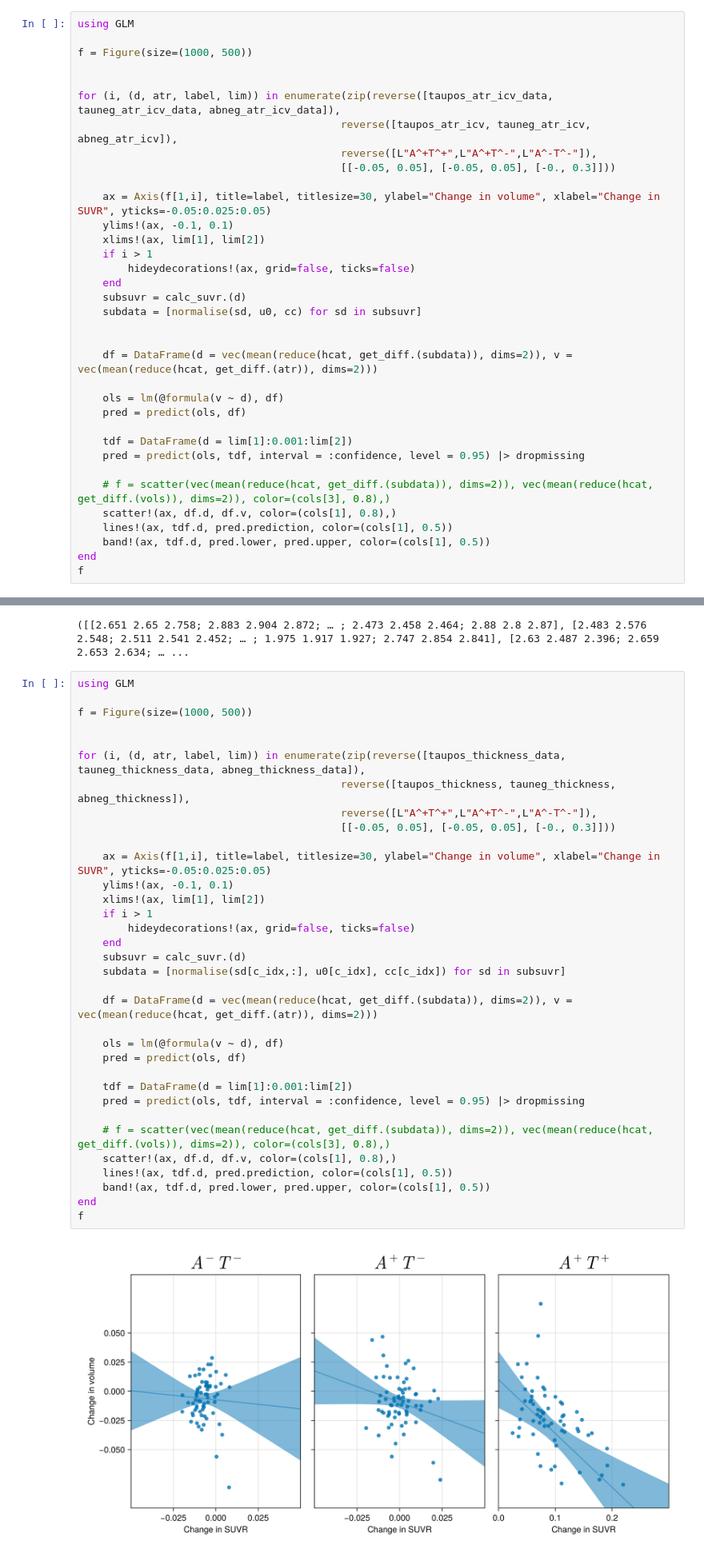
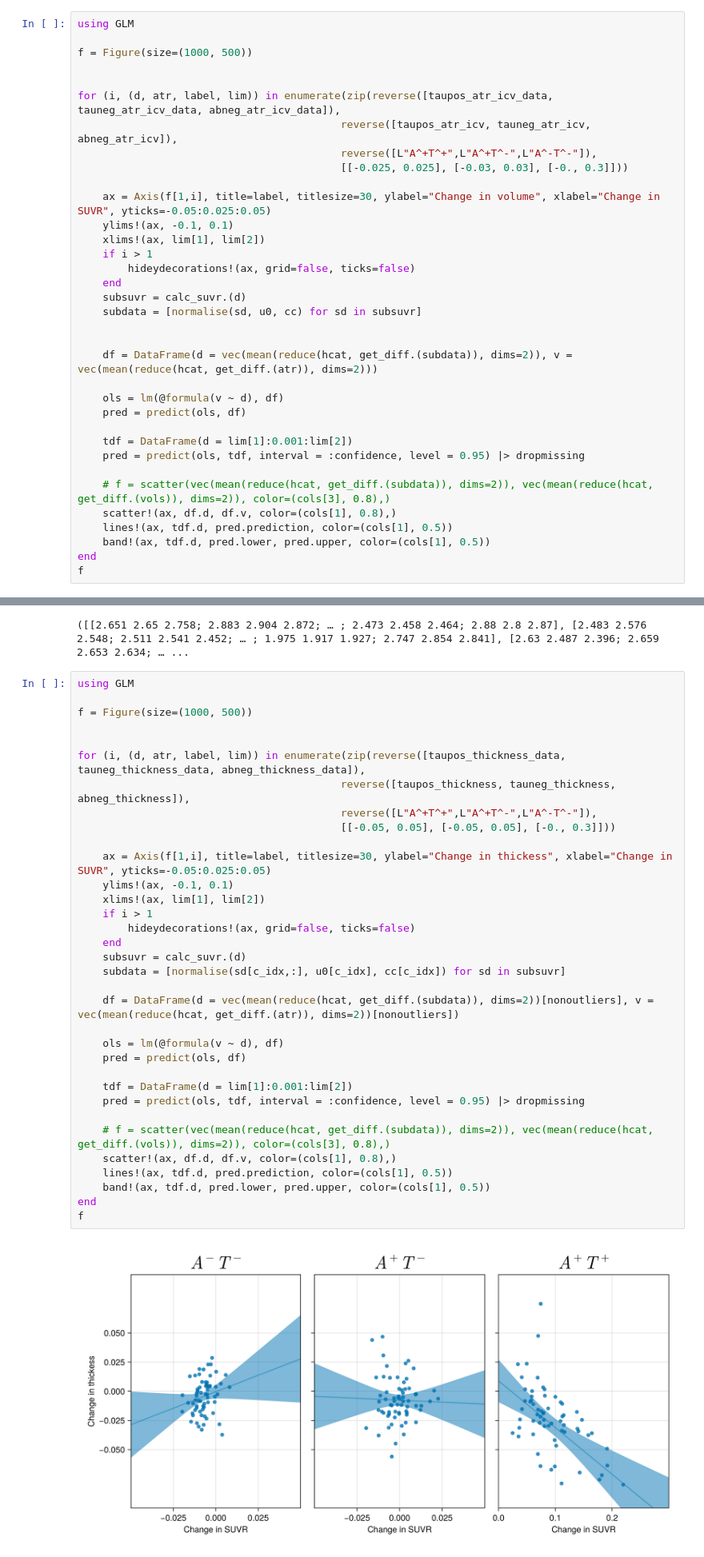
Before and after one commit to PavanChaggar/local-fkpp, a Jupyter notebook: adni/inference/analysis/notebooks/atrophy_analysis.ipynb, the cells around one changed output, grey strips where cells are left out. Shown at 80% size. Drawn from its saved outputs; the diff is of its cells as text.

```diff
--- a/adni/inference/analysis/notebooks/atrophy_analysis.ipynb
+++ b/adni/inference/analysis/notebooks/atrophy_analysis.ipynb
@@ -106,7 +105,7 @@ f = Figure(size=(1000, 500))
 for (i, (d, atr, label, lim)) in enumerate(zip(reverse([taupos_atr_icv_data, tauneg_atr_icv_data, abneg_atr_icv_data]),
                                           reverse([taupos_atr_icv, tauneg_atr_icv, abneg_atr_icv]),
                                           reverse([L"A^+T^+",L"A^+T^-",L"A^-T^-"]),
-                                          [[-0.05, 0.05], [-0.05, 0.05], [-0., 0.3]]))
+                                          [[-0.025, 0.025], [-0.03, 0.03], [-0., 0.3]]))
 
     ax = Axis(f[1,i], title=label, titlesize=30, ylabel="Change in volume", xlabel="Change in SUVR", yticks=-0.05:0.025:0.05)
     ylims!(ax, -0.1, 0.1)
@@ -173,33 +172,33 @@ using GLM
 f = Figure(size=(1000, 500))
 
 
 for (i, (d, atr, label, lim)) in enumerate(zip(reverse([taupos_thickness_data, tauneg_thickness_data, abneg_thickness_data]),
                                           reverse([taupos_thickness, tauneg_thickness, abneg_thickness]),
                                           reverse([L"A^+T^+",L"A^+T^-",L"A^-T^-"]),
                                           [[-0.05, 0.05], [-0.05, 0.05], [-0., 0.3]]))
 
-    ax = Axis(f[1,i], title=label, titlesize=30, ylabel="Change in volume", xlabel="Change in SUVR", yticks=-0.05:0.025:0.05)
+    ax = Axis(f[1,i], title=label, titlesize=30, ylabel="Change in thickess", xlabel="Change in SUVR", yticks=-0.05:0.025:0.05)
     ylims!(ax, -0.1, 0.1)
     xlims!(ax, lim[1], lim[2])
     if i > 1
         hideydecorations!(ax, grid=false, ticks=false)
     end
     subsuvr = calc_suvr.(d)
     subdata = [normalise(sd[c_idx,:], u0[c_idx], cc[c_idx]) for sd in subsuvr]
 
-    df = DataFrame(d = vec(mean(reduce(hcat, get_diff.(subdata)), dims=2)), v = vec(mean(reduce(hcat, get_diff.(atr)), dims=2)))
+    df = DataFrame(d = vec(mean(reduce(hcat, get_diff.(subdata)), dims=2))[nonoutliers], v = vec(mean(reduce(hcat, get_diff.(atr)), dims=2))[nonoutliers])
 
     ols = lm(@formula(v ~ d), df)
     pred = predict(ols, df)
 
     tdf = DataFrame(d = lim[1]:0.001:lim[2])
     pred = predict(ols, tdf, interval = :confidence, level = 0.95) |> dropmissing
 
     # f = scatter(vec(mean(reduce(hcat, get_diff.(subdata)), dims=2)), vec(mean(reduce(hcat, get_diff.(vols)), dims=2)), color=(cols[3], 0.8),)
     scatter!(ax, df.d, df.v, color=(cols[1], 0.8),)
     lines!(ax, tdf.d, pred.prediction, color=(cols[1], 0.5))
     band!(ax, tdf.d, pred.lower, pred.upper, color=(cols[1], 0.5))
 end
 f
 # %% [output]
-[figure, old version]
+[figure, new version]
```
Also changed, not shown: parts of 5 cells of this notebook.
